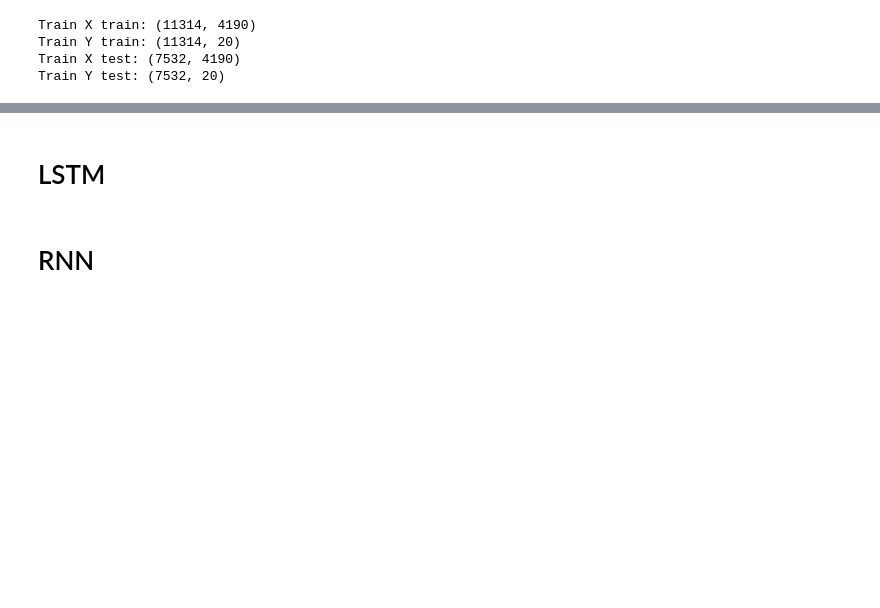
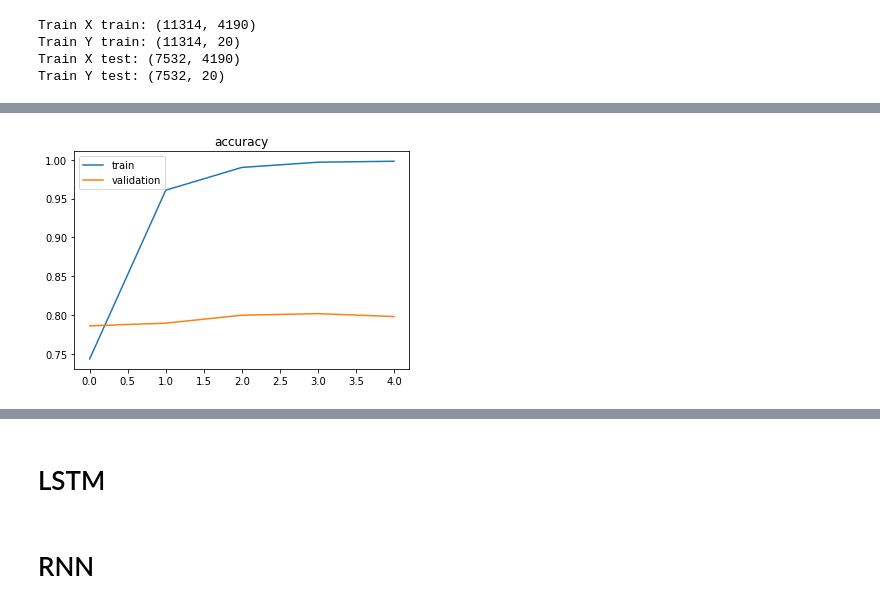
Before and after one commit to pro0255/NLP_Sentiment_analysis, a Jupyter notebook: 20_news_group_analysis.ipynb, the cells around one changed output, grey strips where cells are left out. Saved outputs shown, nothing was run; the diff lists cells and outputs as text; code cells hidden in the pictures; blank space fills up the shorter version.

Commit message:
feat: simple net with tfidf and count matrix

```diff
--- a/20_news_group_analysis.ipynb
+++ b/20_news_group_analysis.ipynb
@@ -749,0 +726,33 @@ def nn_simple_model(i_X_train, i_Y_train, i_X_test, i_Y_test):
+# %%
+def nn_simple_model(i_X_train, i_Y_train, i_X_test, i_Y_test):
+
+    print(i_X_train.shape[1])
+
+    model = Sequential()
+    model.add(Dense(1500, input_dim=i_X_train.shape[1], activation='relu'))
+    model.add(Dense(LEN_CLASS, activation='softmax'))
+    model.compile(optimizer='adam', loss='categorical_crossentropy', metrics=['accuracy'])
+
+
+
+
+
+    X_train = i_X_train
+    Y_train = i_Y_train
+
+    X_test = i_X_test
+    Y_test = i_Y_test
+
+
+    model_result = model.fit(
+        X_train,
+        Y_train,
+        validation_data=(X_test,
+                         Y_test),
+        epochs=EPOCHS,
+        batch_size=BATCH_SIZE,
+        shuffle = True
+    )
+
+
+    return (model, model_result)
@@ -799,0 +840,4 @@ count_model, count_simple_result = nn_simple_model(*count_data)
+# %%
+plot_res('accuracy', count_simple_result.history)
+# %% [output]
+[figure, added]
```
Also changed, not shown: parts of 38 cells of this notebook.
